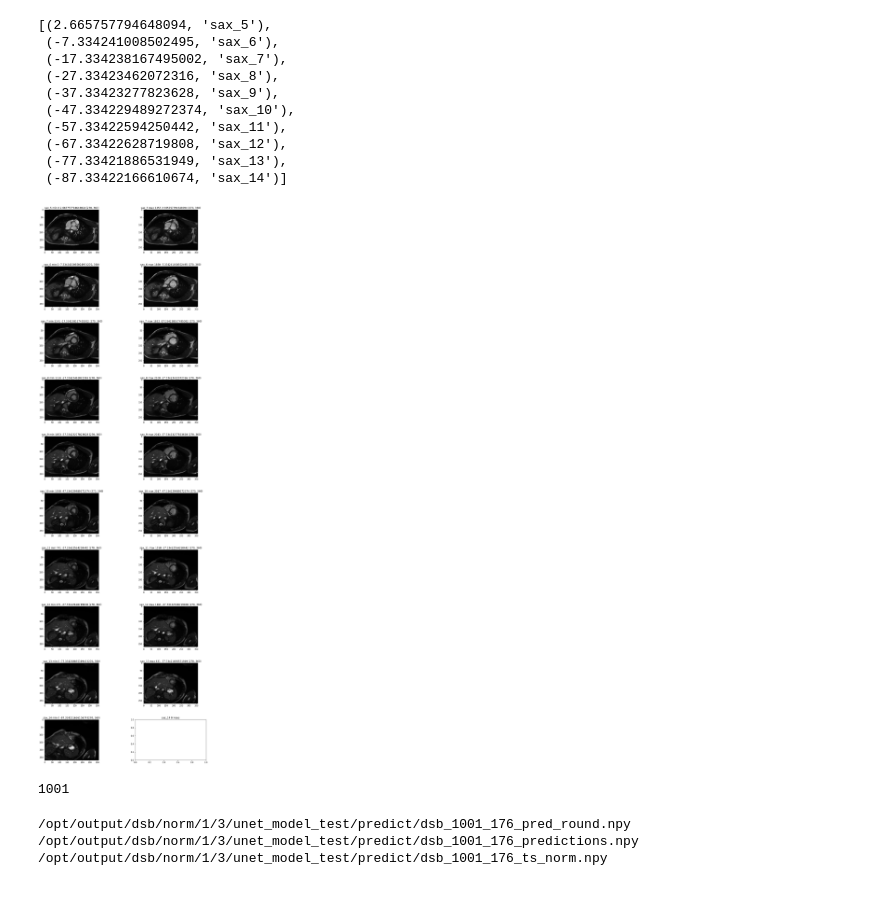
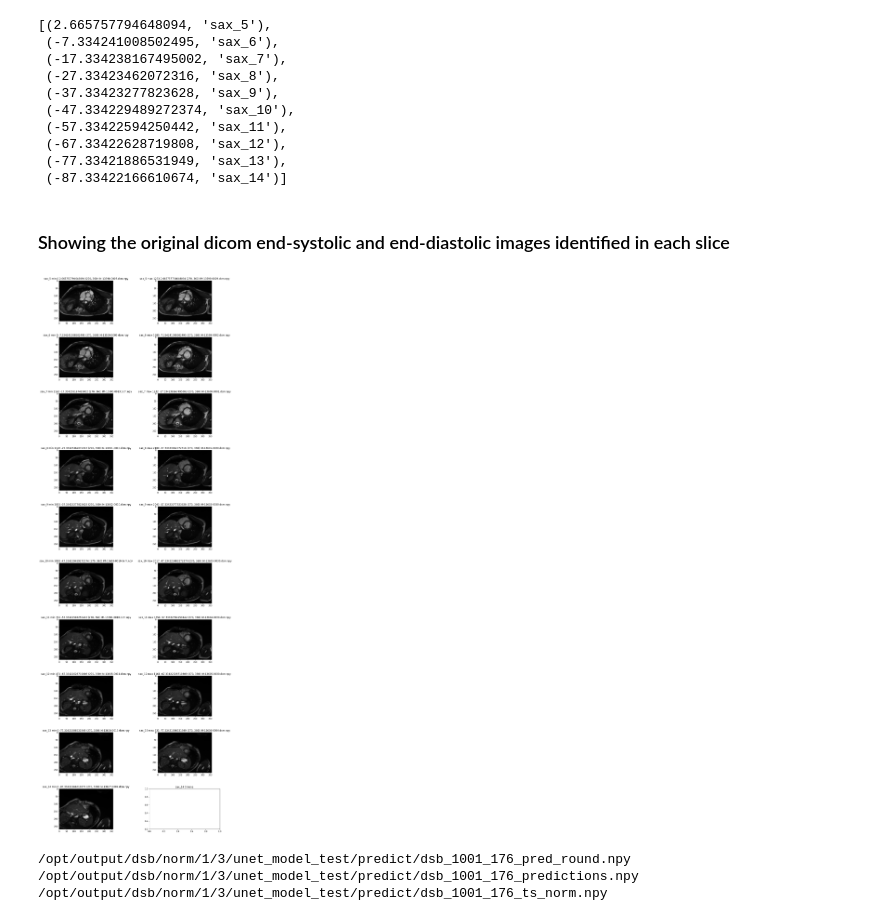
Before and after one commit to mas-dse-joh112/heartsmart, a Jupyter notebook: unet_model/unet_model_dump_predict-sorted.ipynb, the cells around one changed output. Drawn from its saved outputs; the diff is of its cells as text; code cells hidden in the pictures.

```diff
--- a/unet_model/unet_model_dump_predict-sorted.ipynb
+++ b/unet_model/unet_model_dump_predict-sorted.ipynb
@@ -103,9 +101,10 @@ with open (image_path, 'r') as filepath:
         i = i.strip()
         image_array = [x.replace("{0}/{1}/{2}/".format(dcmarraypath,source_type,patient),"")
                        for x in i.split(',')]
+# %% [markdown]
+### Showing the original dicom end-systolic and end-diastolic images identified in each slice
 # %%
 rowcount = len(jin.keys())
-#print (rowcount)
 display_list = []
 
 scount = 0
@@ -125,7 +124,6 @@ for sl, sax in sjin:
     minimg = []
     maximg = []
     scount += 1
-    #print ('scount',scount)
     tempfile = "{0}_{1}".format(sax, minframe)
 
     if tempfile in image_array:
@@ -134,44 +132,38 @@ for sl, sax in sjin:
     tempfile = "{0}_{1}".format(sax, maxframe)
 
     if tempfile in image_array:
         display_list.append((image_array.index(tempfile),maxones))
 
     if os.path.isfile(dcmfilemin):
         minimg = np.load(dcmfilemin)
 
     if os.path.isfile(dcmfilemax):
         maximg = np.load(dcmfilemax)
 
     ax = fig.add_subplot(rowcount, 2, scount)
 
     try:
-        title1 = "{0} min {1} {2} {3}".format(sax,minones,minsl,minimg.shape)
+        title1 = "{0} min {1} {2} {3} {4}".format(sax,minones,minsl,minimg.shape, minframe)
         ax.imshow(minimg, cmap = 'gray')
     except:
-        title1 = "{0} {1} {2}".format(sax,minones,minsl)
+        title1 = "{0} {1} {2} {3}".format(sax,minones,minsl,minframe)
 
-    #print (title1,1,minones)
     ax.set_title(title1)
     scount += 1
 
     ax = fig.add_subplot(rowcount, 2, scount)
 
     try:
-        title2 = "{0} max {1} {2} {3}".format(sax,maxones,maxsl,maximg.shape)
+        title2 = "{0} max {1} {2} {3} {4}".format(sax,maxones,maxsl,maximg.shape, maxframe)
         ax.imshow(maximg, cmap = 'gray')
     except:
-        title2 = "{0} {1} {2}".format(sax,maxones,maxsl)
+        title2 = "{0} {1} {2} {3}".format(sax,maxones,maxsl,maxframe)
 
-    #print (title2,2,maxones)
     ax.set_title(title2)
 
 plt.show()
 # %% [output]
-[figure, old version]
+[figure, new version]
-# %%
-patient
-# %% [output]
-1001
 # %%
 filepath = "/opt/output/dsb/norm/1/3/unet_model_test/predict/dsb_{0}_{1}".format(patient,image_size)
 !ls $filepath*
```
Also changed, not shown: parts of 6 cells of this notebook.
